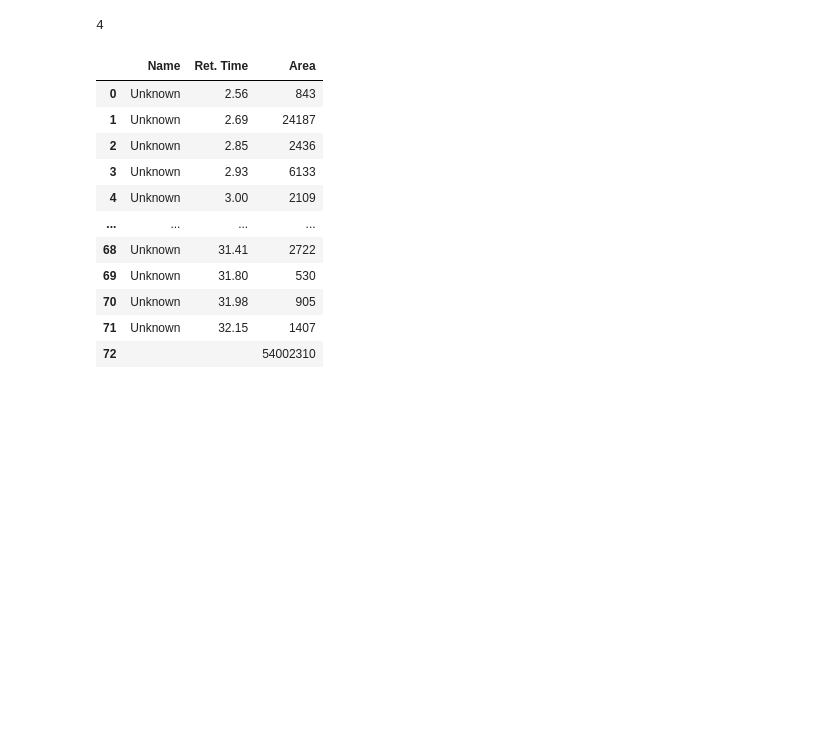
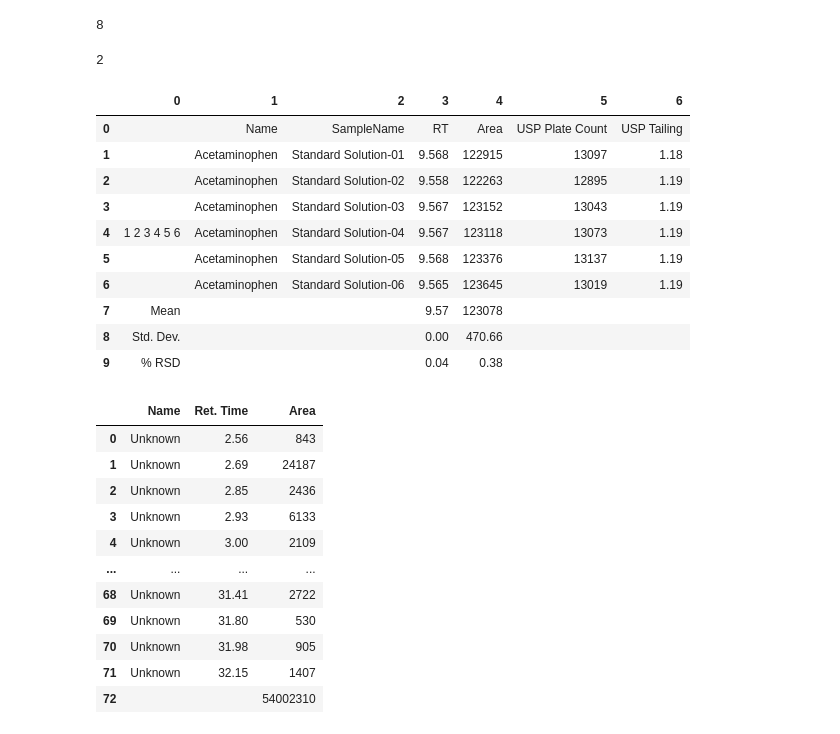
Before and after one commit to pawankurada/impurity-calculator, a Jupyter notebook: RS-creator-Copy1.ipynb, the cells around one changed output. Cells and saved outputs as stored; diff of their text form; code cells hidden in the pictures; blank space fills up the shorter version.

```diff
--- a/RS-creator-Copy1.ipynb
+++ b/RS-creator-Copy1.ipynb
@@ -331,13 +331,15 @@ def check_transpose(df_table):
     else:
         return df_table
 # %%
-compound = 'Vancomycin-B'
-headers = ['Name','Ret. Time','Area']
-# headers = ['Area']
-chrom_input = os.path.join(os.getcwd(), "data", "RS-area-norm", '1043_006_40_75_6M_I_SPL_01.pdf')
-tables = camelot.read_pdf(chrom_input, pages= 'all')
-# tables = camelot.read_pdf(chrom_input, pages= 'all', flavour = 'stream')
-# df_peak_table = table_extratcor(tables, headers)
+compound = 'Acetaminophen'
+# headers = ['Name','Ret. Time','Area']
+headers = ['Area']
+# headers = ['SampleName', 'Area']
+# headers = ['Name', 'RT', 'Area']
+chrom_input = os.path.join(os.getcwd(),'data', '2022', 'Heparin', 'Methyl Paraben Assay','12.01.22', 'Methyl Paraben-areas.pdf')
+# tables = camelot.read_pdf(chrom_input, pages= 'all')
+tables = camelot.read_pdf(chrom_input, pages= 'all', flavour = 'stream')
+df_peak_table = table_extratcor(tables, headers)
 # df_peak_table = df_peak_table.drop_duplicates(keep="first")
 # base_rt = float(df_peak_table['Ret. Time'][df_peak_table["Name"].str.contains(compound, flags = re.IGNORECASE)].values.tolist()[0])
 # compound_row = df_peak_table[df_peak_table["Name"].str.contains(compound, flags = re.IGNORECASE)].index
@@ -346,13 +348,30 @@ tables = camelot.read_pdf(chrom_input, pages= 'all')
 # cond_2 = df_peak_table["Name"] == np.nan
 # inxs_to_remove = df_peak_table[cond_1 | cond_2].index
 # df_peak_table = df_peak_table.drop(inxs_to_remove)
+# %%
+len(tables)
+# %% [output]
+8
 # %%
 print(len(tables))
 # %% [output]
-4
+2
 # %%
-df_table = tables[0].df
+df_table = tables[1].df
+df_table
 # df_table = tables[0].df.T.reindex(index=df_table.index[::-1])
+# %% [output]
+|  | 0 | 1 | 2 | 3 | 4 | 5 | 6 |
+| 0 |  | Name | SampleName | RT | Area | USP Plate Count | USP Tailing |
+| 1 |  | Acetaminophen | Standard Solution-01 | 9.568 | 122915 | 13097 | 1.18 |
+| 2 |  | Acetaminophen | Standard Solution-02 | 9.558 | 122263 | 12895 | 1.19 |
+| 3 |  | Acetaminophen | Standard Solution-03 | 9.567 | 123152 | 13043 | 1.19 |
+| 4 | 1 2 3 4 5 6 | Acetaminophen | Standard Solution-04 | 9.567 | 123118 | 13073 | 1.19 |
+| 5 |  | Acetaminophen | Standard Solution-05 | 9.568 | 123376 | 13137 | 1.19 |
+| 6 |  | Acetaminophen | Standard Solution-06 | 9.565 | 123645 | 13019 | 1.19 |
+| 7 | Mean |  |  | 9.57 | 123078 |  |  |
+| 8 | Std. Dev. |  |  | 0.00 | 470.66 |  |  |
+| 9 | % RSD |  |  | 0.04 | 0.38 |  |  |
 # %%
 df_result_table =''
 result_tables = []
```
Also changed, not shown: parts of 2 cells of this notebook, 4 other files.
